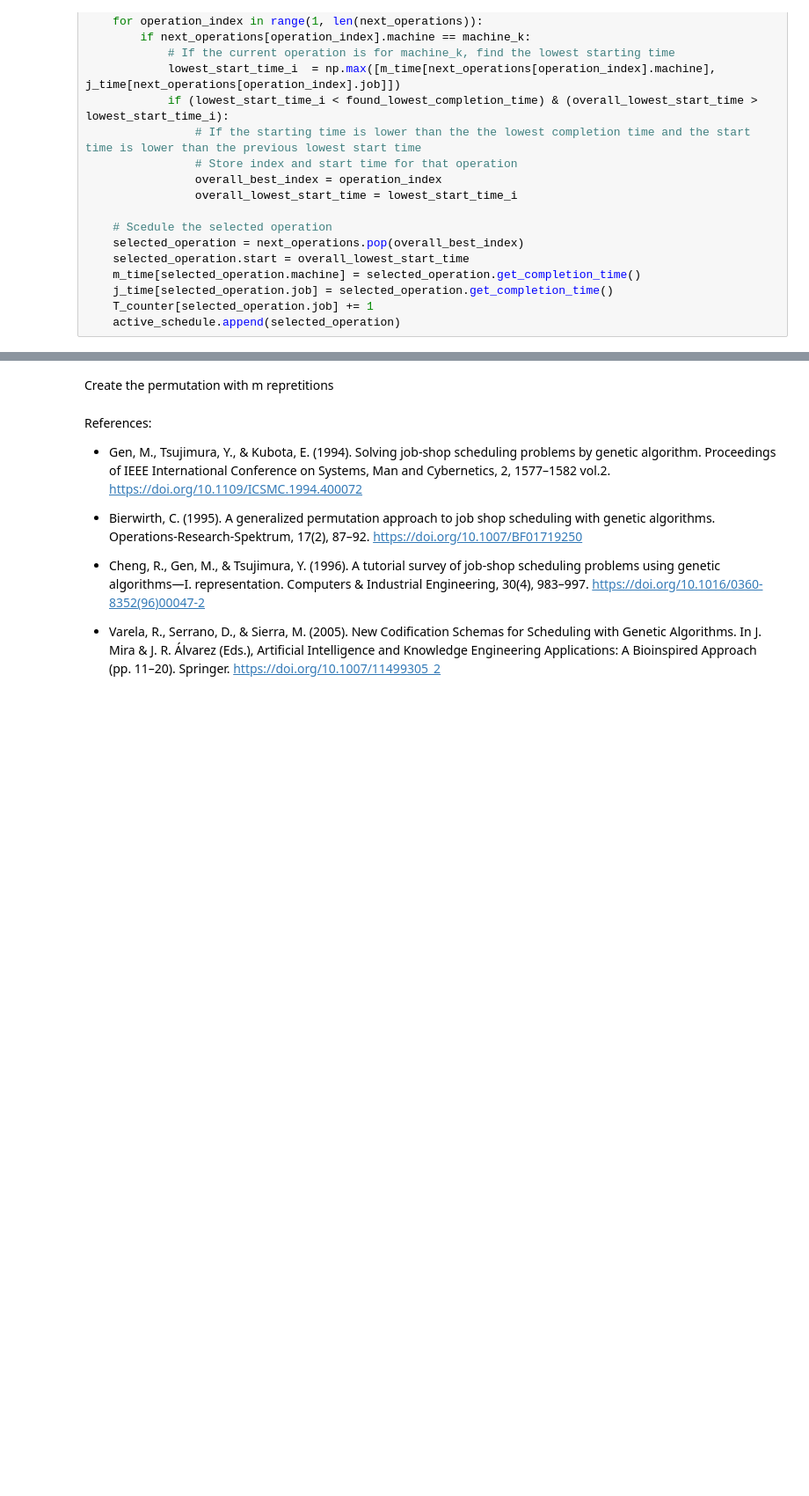
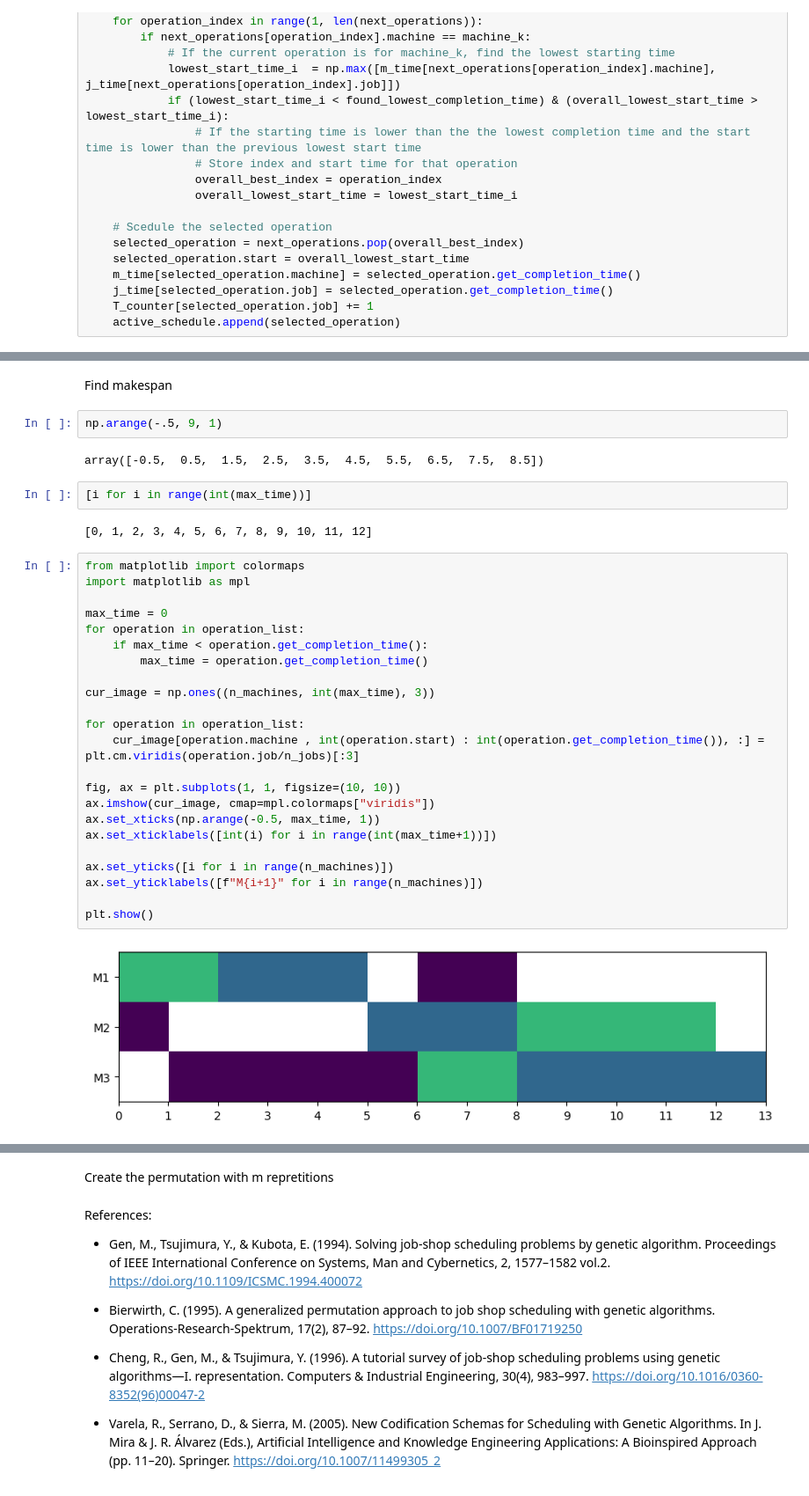
Before and after one commit to B-Moritz/QGA_JSSP, a Jupyter notebook: lab/operation_based_representation.ipynb, the cells around one changed output, grey strips where cells are left out. Shown: that part at 88% size. Saved outputs shown, nothing was run; the diff lists cells and outputs as text; blank space fills up the shorter version.

```diff
--- a/lab/operation_based_representation.ipynb
+++ b/lab/operation_based_representation.ipynb
@@ -212,0 +213,35 @@ plot_gnatt_chart(active_schedule)
+# %% [markdown]
+Find makespan
+# %%
+np.arange(-.5, 9, 1)
+# %% [output]
+array([-0.5,  0.5,  1.5,  2.5,  3.5,  4.5,  5.5,  6.5,  7.5,  8.5])
+# %%
+[i for i in range(int(max_time))]
+# %% [output]
+[0, 1, 2, 3, 4, 5, 6, 7, 8, 9, 10, 11, 12]
+# %%
+from matplotlib import colormaps
+import matplotlib as mpl
+
+max_time = 0
+for operation in operation_list:
+    if max_time < operation.get_completion_time():
+        max_time = operation.get_completion_time()
+
+cur_image = np.ones((n_machines, int(max_time), 3))
+
+for operation in operation_list:
+    cur_image[operation.machine , int(operation.start) : int(operation.get_completion_time()), :] = plt.cm.viridis(operation.job/n_jobs)[:3]
+
+fig, ax = plt.subplots(1, 1, figsize=(10, 10))
+ax.imshow(cur_image, cmap=mpl.colormaps["viridis"])
+ax.set_xticks(np.arange(-0.5, max_time, 1))
+ax.set_xticklabels([int(i) for i in range(int(max_time+1))])
+
+ax.set_yticks([i for i in range(n_machines)])
+ax.set_yticklabels([f"M{i+1}" for i in range(n_machines)])
+
+plt.show()
+# %% [output]
+[figure, added]
```
Also changed, not shown: parts of 11 cells of this notebook, 6 other files.
